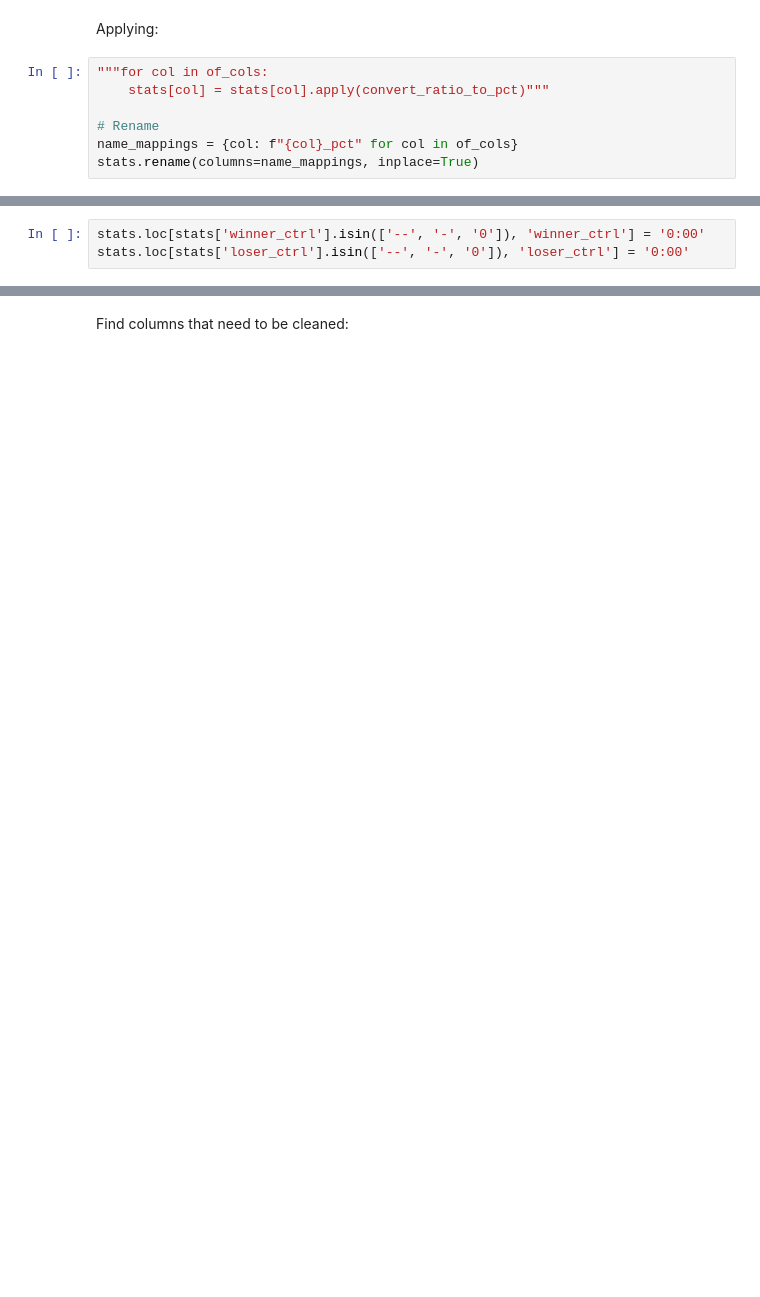
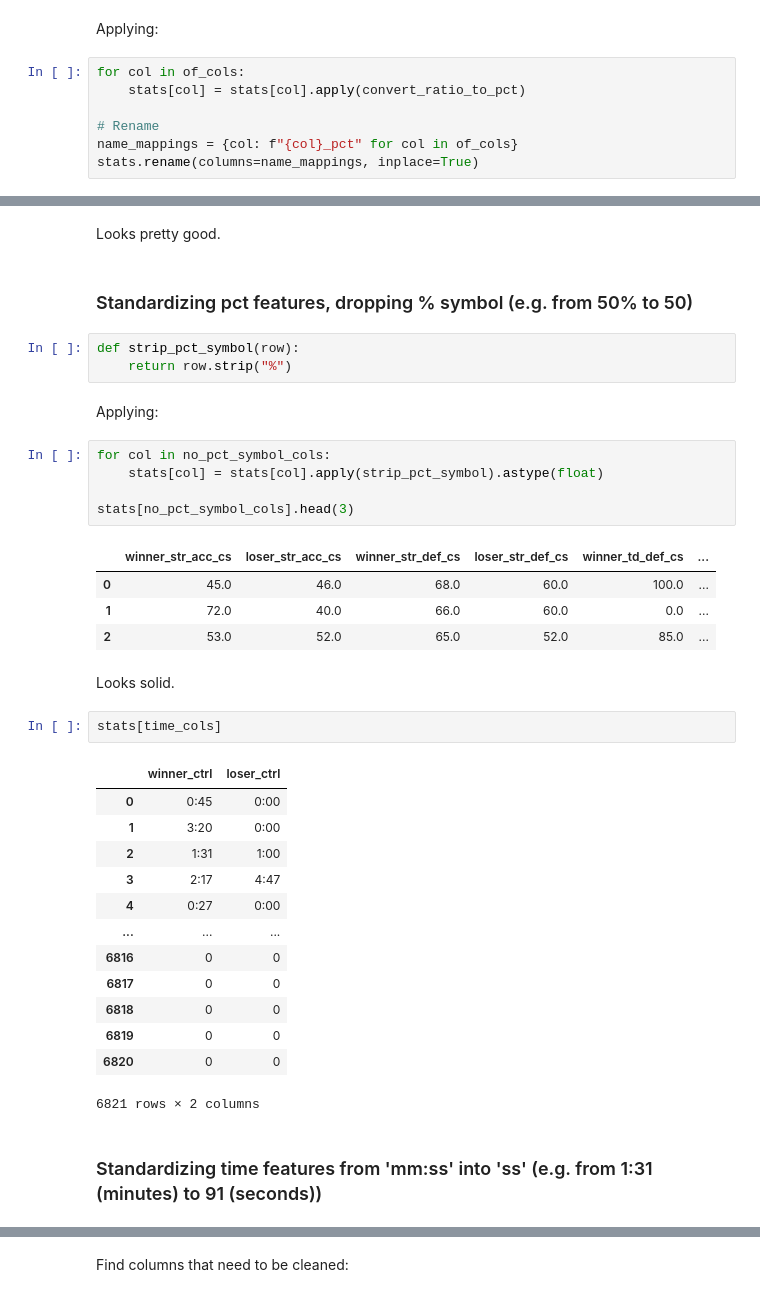
Before and after one commit to komaksym/UFC-DataLab, a Jupyter notebook: data/src/prepare_for_EDA.ipynb, the cells around one changed output, grey strips where cells are left out. Drawn from its saved outputs; the diff is of its cells as text; blank space fills up the shorter version.

```diff
--- a/data/src/prepare_for_EDA.ipynb
+++ b/data/src/prepare_for_EDA.ipynb
@@ -513,8 +530,8 @@ def convert_ratio_to_pct(row):
 # %% [markdown]
 Applying:
 # %%
-"""for col in of_cols:
-    stats[col] = stats[col].apply(convert_ratio_to_pct)"""
+for col in of_cols:
+    stats[col] = stats[col].apply(convert_ratio_to_pct)
 
 # Rename
 name_mappings = {col: f"{col}_pct" for col in of_cols}
@@ -556,3 +538,0 @@ Replacing **--** and **-** entries with zeros:
-# %%
-stats.loc[stats['winner_ctrl'].isin(['--', '-', '0']), 'winner_ctrl'] = '0:00'
-stats.loc[stats['loser_ctrl'].isin(['--', '-', '0']), 'loser_ctrl'] = '0:00'
@@ -559 +546,40 @@ stats.loc[stats['loser_ctrl'].isin(['--', '-', '0']), 'loser_ctrl'] = '0:00'
+# %% [markdown]
+Looks pretty good.
+# %% [markdown]
+### Standardizing pct features, dropping % symbol (e.g. from 50% to 50)
+# %%
+def strip_pct_symbol(row):
+    return row.strip("%")
+# %% [markdown]
+Applying:
+# %%
+for col in no_pct_symbol_cols:
+    stats[col] = stats[col].apply(strip_pct_symbol).astype(float)
+
+stats[no_pct_symbol_cols].head(3)
+# %% [output]
+|  | winner_str_acc_cs | loser_str_acc_cs | winner_str_def_cs | loser_str_def_cs | winner_td_def_cs | ... |
+| 0 | 45.0 | 46.0 | 68.0 | 60.0 | 100.0 | ... |
+| 1 | 72.0 | 40.0 | 66.0 | 60.0 | 0.0 | ... |
+| 2 | 53.0 | 52.0 | 65.0 | 52.0 | 85.0 | ... |
+# %% [markdown]
+Looks solid.
+# %%
+stats[time_cols]
+# %% [output]
+|  | winner_ctrl | loser_ctrl |
+| 0 | 0:45 | 0:00 |
+| 1 | 3:20 | 0:00 |
+| 2 | 1:31 | 1:00 |
+| 3 | 2:17 | 4:47 |
+| 4 | 0:27 | 0:00 |
+| ... | ... | ... |
+| 6816 | 0 | 0 |
+| 6817 | 0 | 0 |
+| 6818 | 0 | 0 |
+| 6819 | 0 | 0 |
+| 6820 | 0 | 0 |
+6821 rows × 2 columns
+# %% [markdown]
+### Standardizing time features from 'mm:ss' into 'ss' (e.g. from 1:31 (minutes) to 91 (seconds))
 # %% [markdown]
```
Also changed, not shown: parts of 52 cells of this notebook.
